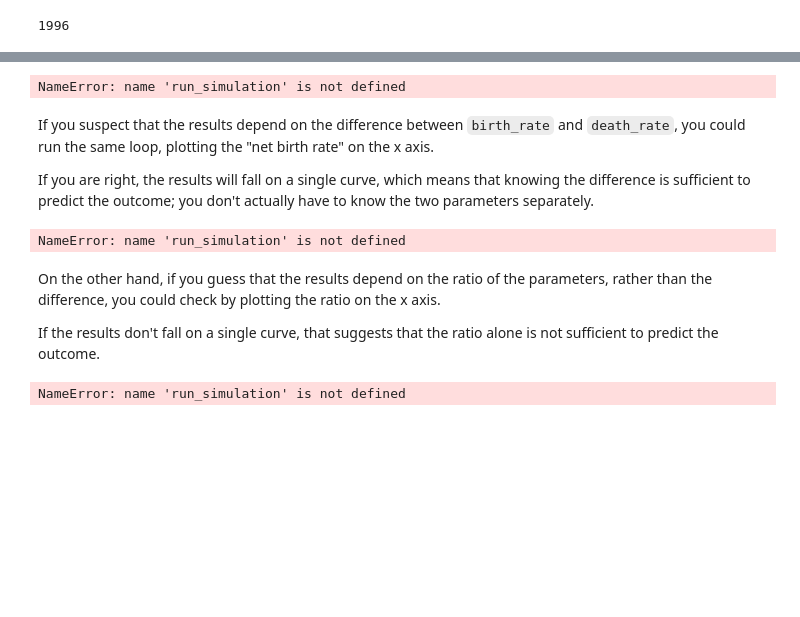
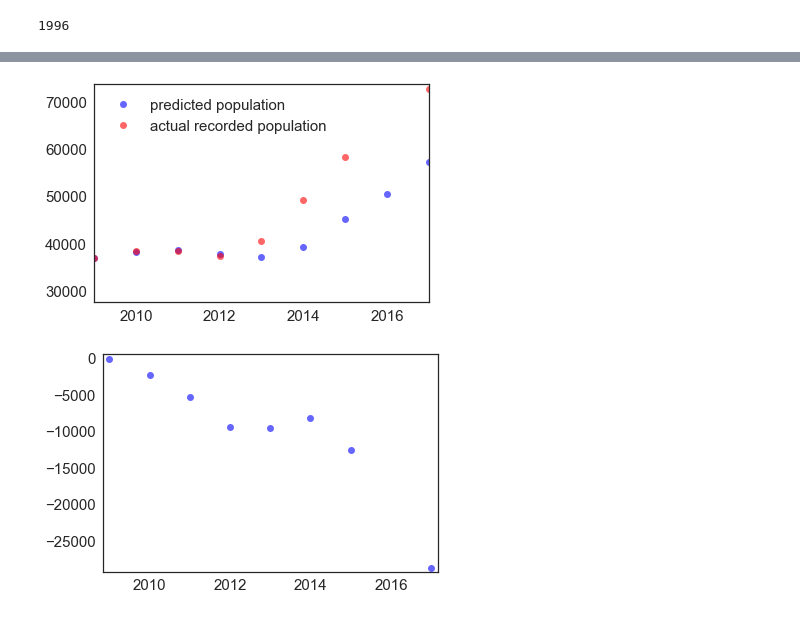
Before and after one commit to chiunaomi/ModSim-1, a Jupyter notebook: code/Horses and Burros.ipynb, the cells around one changed output, grey strips where cells are left out. Cells and saved outputs as stored; diff of their text form; code cells hidden in the pictures; blank space fills up the shorter version.

```diff
--- a/code/Horses and Burros.ipynb
+++ b/code/Horses and Burros.ipynb
@@ -239,2 +136,0 @@ growth2 = 0.275
-# %%
-system = System(t0 = first_year, p0 = initial_population, t_end = last_year, growth1 = growth1, growth2=growth2)
@@ -382,49 +137,16 @@ The results show 4 lines, one for each value of `birth_rate`.
-# %%
-for birth_rate in birth_rates:
-    for death_rate in death_rates:
-        system = make_system(birth_rate=birth_rate,
-                             death_rate=death_rate)
-        run_simulation(system)
-        p_end = final_population(system)
-        plot(death_rate, p_end, 'c^', label='rabbits')
-
-decorate(xlabel='Deaths per rabbit per season',
-         ylabel='Final population')
-# %% [output]
-NameError: name 'run_simulation' is not defined
-# %% [markdown]
-If you suspect that the results depend on the difference between `birth_rate` and `death_rate`, you could run the same loop, plotting the "net birth rate" on the x axis.
-
-If you are right, the results will fall on a single curve, which means that knowing the difference is sufficient to predict the outcome; you don't actually have to know the two parameters separately.
-# %%
-for birth_rate in birth_rates:
-    for death_rate in death_rates:
-        system = make_system(birth_rate=birth_rate,
-                             death_rate=death_rate)
-        run_simulation(system)
-        p_end = final_population(system)
-        net_birth_rate = birth_rate - death_rate
-        plot(net_birth_rate, p_end, 'mv', label='rabbits')
-
-decorate(xlabel='Net births per rabbit per season',
-         ylabel='Final population')
-# %% [output]
-NameError: name 'run_simulation' is not defined
-# %% [markdown]
-On the other hand, if you guess that the results depend on the ratio of the parameters, rather than the difference, you could check by plotting the ratio on the x axis.
-
-If the results don't fall on a single curve, that suggests that the ratio alone is not sufficient to predict the outcome.
-# %%
-for birth_rate in birth_rates:
-    for death_rate in death_rates:
-        system = make_system(birth_rate=birth_rate,
-                             death_rate=death_rate)
-        run_simulation(system)
-        p_end = final_population(system)
-        birth_ratio = birth_rate / death_rate
-        plot(birth_ratio, p_end, 'y>', label='rabbits')
-
-decorate(xlabel='Ratio of births to deaths',
-         ylabel='Final population')
-# %% [output]
-NameError: name 'run_simulation' is not defined
+# %%
+plot(system.results, 'bo', label = 'predicted population')
+plot(population, 'ro', label='actual recorded population')
+legend()
+
+
+xlim(2009, 2017);
+# %% [output]
+[figure, added]
+# %%
+######
+#this is a graph of how wrong the model is over time.
+stuff = population - system.results
+plot(stuff, 'bo', label = 'predicted')
+# %% [output]
+[figure, added]
```
Also changed, not shown: parts of 73 cells of this notebook.
